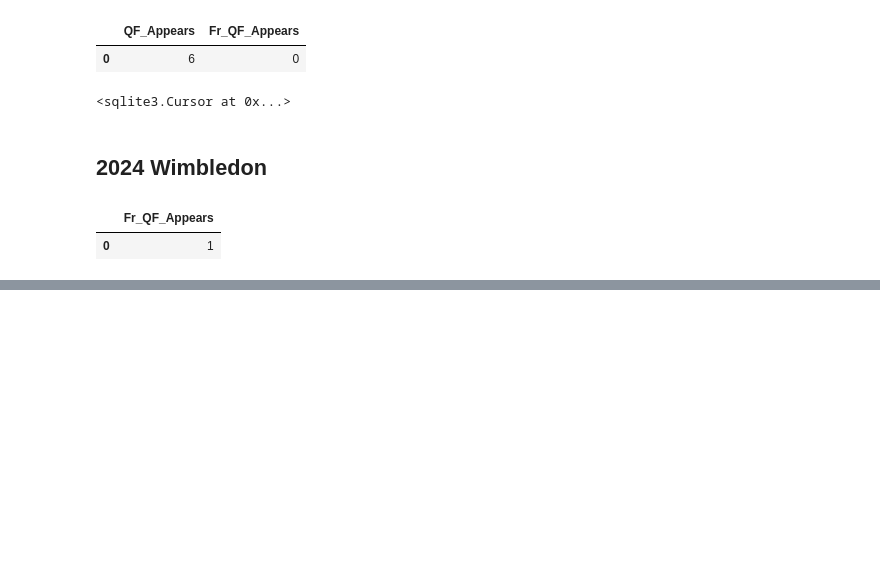
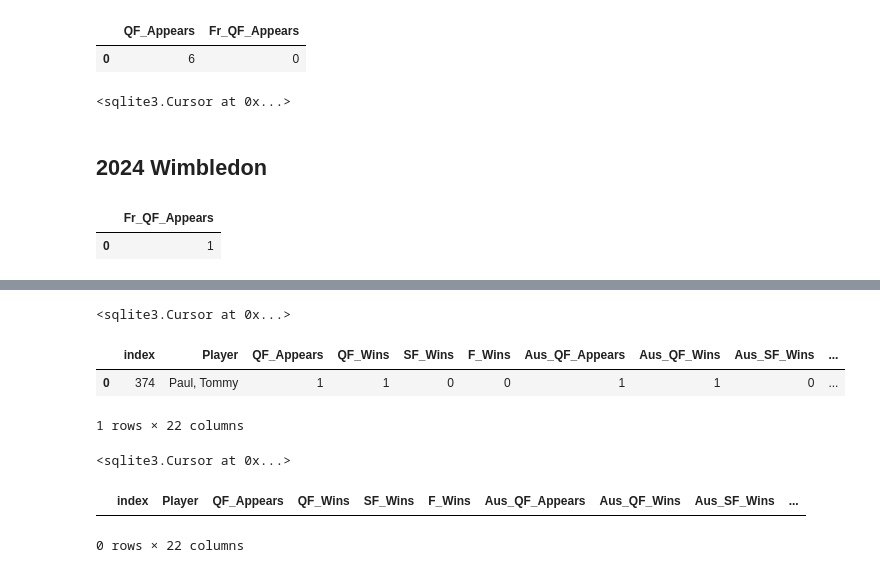
Before and after one commit to gadamico/Sports-Data, a Jupyter notebook: mens_singles_tennis/notebooks/scratch-tennis-db-updating3.ipynb, the cells around one changed output, grey strips where cells are left out. Drawn from its saved outputs; the diff is of its cells as text; code cells hidden in the pictures; blank space fills up the shorter version.

```diff
--- a/mens_singles_tennis/notebooks/scratch-tennis-db-updating3.ipynb
+++ b/mens_singles_tennis/notebooks/scratch-tennis-db-updating3.ipynb
@@ -336,0 +408,57 @@ conn)
+# %%
+conn.execute(
+    """
+    UPDATE mens_tennis
+    SET QF_Appears = 9,
+    QF_Wins = 6,
+    SF_Wins = 5,
+    F_Wins = 4,
+    Wim_QF_Appears = 2,
+    Wim_QF_Wins = 2,
+    Wim_SF_Wins = 2,
+    Wim_F_Wins = 2
+
+    WHERE Player = 'Alcaraz, Carlos'
+    """
+)
+# %% [output]
+<sqlite3.Cursor at 0x...>
+# %%
+pd.read_sql(
+    """
+    SELECT *
+    FROM mens_tennis
+    WHERE Player = "Paul, Tommy"
+    """
+,
+conn
+)
+# %% [output]
+|  | index | Player | QF_Appears | QF_Wins | SF_Wins | F_Wins | Aus_QF_Appears | Aus_QF_Wins | Aus_SF_Wins | ... |
+| 0 | 374 | Paul, Tommy | 1 | 1 | 0 | 0 | 1 | 1 | 0 | ... |
+1 rows × 22 columns
+# %%
+conn.execute(
+    """
+    UPDATE mens_tennis
+    SET QF_Appears = 2,
+    Wim_QF_Appears = 1
+
+    WHERE Player = 'Paul, Tommy'
+    """
+)
+# %% [output]
+<sqlite3.Cursor at 0x...>
+# %%
+pd.read_sql(
+    """
+    SELECT *
+    FROM mens_tennis
+    WHERE Player = "Musetti, Lorenzo"
+    """
+,
+conn
+)
+# %% [output]
+|  | index | Player | QF_Appears | QF_Wins | SF_Wins | F_Wins | Aus_QF_Appears | Aus_QF_Wins | Aus_SF_Wins | ... |
+0 rows × 22 columns
```
Also changed, not shown: parts of 17 cells of this notebook, 1 other file.
